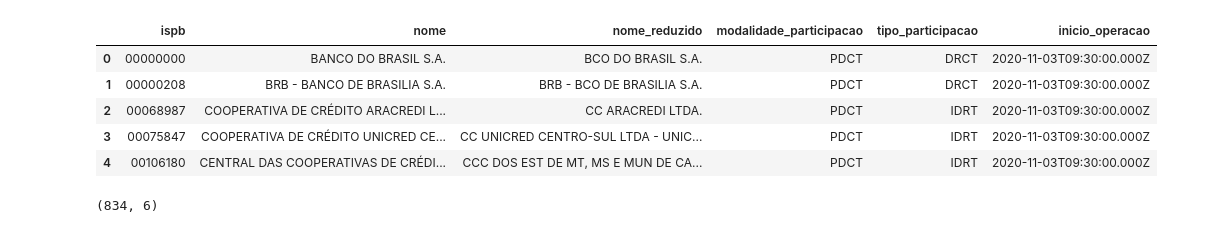
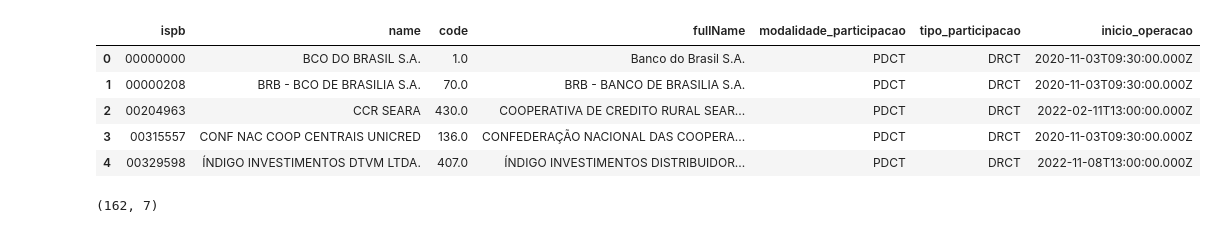
Before and after one commit to JoaoVinicius1904/CoderHouse, a Jupyter notebook: Projeto_Final.ipynb, the cells around one changed output. Cells and saved outputs as stored; diff of their text form; code cells hidden in the pictures.

```diff
--- a/Projeto_Final.ipynb
+++ b/Projeto_Final.ipynb
@@ -107,16 +172,16 @@ etapa_extracao()
 # %%
 etapa_transformacao()
 # %%
-df = carrega_bd('pix_participants_transformados')
+df = carrega_bd('bancos_pix_combined')
 df.head()
 # %% [output]
-|  | ispb | nome | nome_reduzido | modalidade_participacao | tipo_participacao | inicio_operacao |
-| 0 | 00000000 | BANCO DO BRASIL S.A. | BCO DO BRASIL S.A. | PDCT | DRCT | 2020-11-03T09:30:00.000Z |
-| 1 | 00000208 | BRB - BANCO DE BRASILIA S.A. | BRB - BCO DE BRASILIA S.A. | PDCT | DRCT | 2020-11-03T09:30:00.000Z |
-| 2 | 00068987 | COOPERATIVA DE CRÉDITO ARACREDI L... | CC ARACREDI LTDA. | PDCT | IDRT | 2020-11-03T09:30:00.000Z |
-| 3 | 00075847 | COOPERATIVA DE CRÉDITO UNICRED CE... | CC UNICRED CENTRO-SUL LTDA - UNIC... | PDCT | IDRT | 2020-11-03T09:30:00.000Z |
-| 4 | 00106180 | CENTRAL DAS COOPERATIVAS DE CRÉDI... | CCC DOS EST DE MT, MS E MUN DE CA... | PDCT | IDRT | 2020-11-03T09:30:00.000Z |
+|  | ispb | name | code | fullName | modalidade_participacao | tipo_participacao | inicio_operacao |
+| 0 | 00000000 | BCO DO BRASIL S.A. | 1.0 | Banco do Brasil S.A. | PDCT | DRCT | 2020-11-03T09:30:00.000Z |
+| 1 | 00000208 | BRB - BCO DE BRASILIA S.A. | 70.0 | BRB - BANCO DE BRASILIA S.A. | PDCT | DRCT | 2020-11-03T09:30:00.000Z |
+| 2 | 00204963 | CCR SEARA | 430.0 | COOPERATIVA DE CREDITO RURAL SEAR... | PDCT | DRCT | 2022-02-11T13:00:00.000Z |
+| 3 | 00315557 | CONF NAC COOP CENTRAIS UNICRED | 136.0 | CONFEDERAÇÃO NACIONAL DAS COOPERA... | PDCT | DRCT | 2020-11-03T09:30:00.000Z |
+| 4 | 00329598 | ÍNDIGO INVESTIMENTOS DTVM LTDA. | 407.0 | ÍNDIGO INVESTIMENTOS DISTRIBUIDOR... | PDCT | DRCT | 2022-11-08T13:00:00.000Z |
 # %%
 df.shape
 # %% [output]
-(834, 6)
+(162, 7)
```
Also changed, not shown: parts of 6 cells of this notebook, 2 other files.
